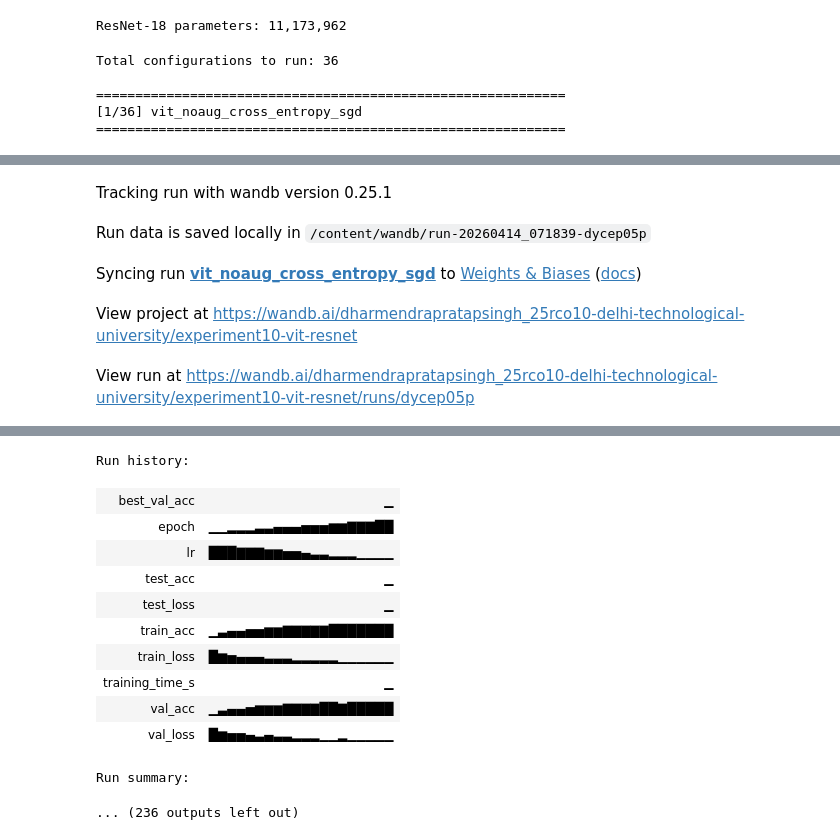
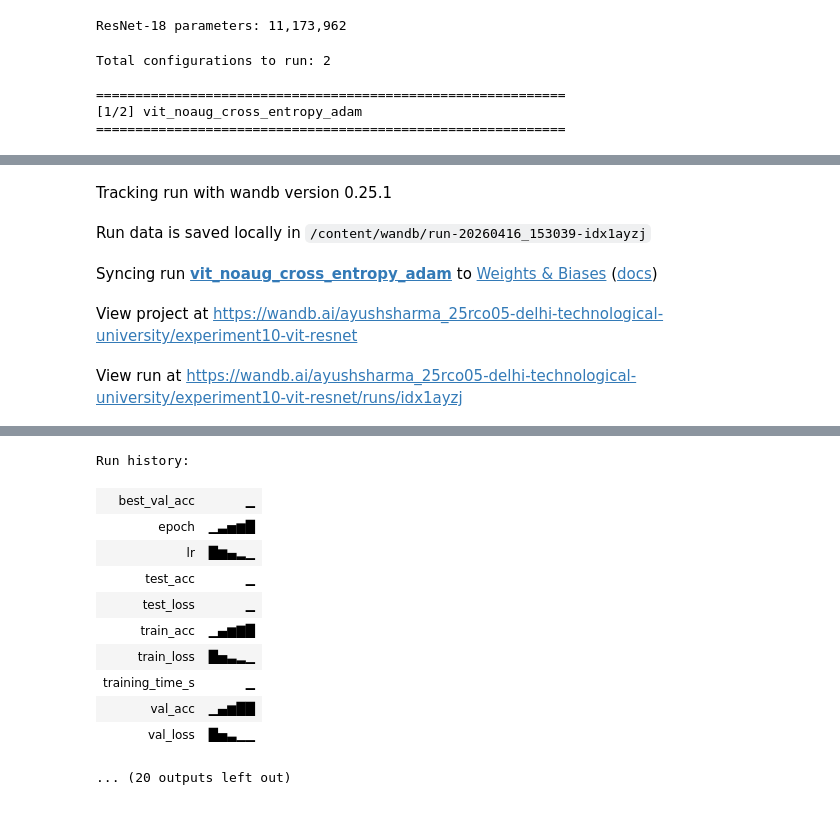
Before and after one commit to AyushSharma-IN/Deep-Learning-Lab, a Jupyter notebook: DL_Lab_Exp_10.ipynb, the cells around one changed output, grey strips where cells are left out. Cells and saved outputs as stored; diff of their text form; code cells hidden in the pictures.

```diff
--- a/DL_Lab_Exp_10.ipynb
+++ b/DL_Lab_Exp_10.ipynb
@@ -401,7 +413,7 @@ def train_model(model, train_loader, val_loader, criterion, optimizer,
 # Estimated time on Colab GPU: ~3–5 hours.
 # To do a quick test first, set QUICK_TEST = True below.
 
-QUICK_TEST = False   # Set True to run only 1 config per model for sanity check
+QUICK_TEST = True   # Set True to run only 1 config per model for sanity check
 
 NUM_EPOCHS      = 20
 BATCH_SIZE      = 128
@@ -503,8 +515,8 @@ for i, (model_name, augment, loss_name, opt_name) in enumerate(configs):
 
 print("\n\nAll experiments completed!")
 # %% [output]
-Total configurations to run: 36
+Total configurations to run: 2
 
 ============================================================
-[1/36] vit_noaug_cross_entropy_sgd
+[1/2] vit_noaug_cross_entropy_adam
 ============================================================
@@ -511,6 +524,6 @@ Total configurations to run: 36
 [interactive output not drawn]
 Tracking run with wandb version 0.25.1
-Run data is saved locally in /content/wandb/run-20260414_071839-dycep05p
+Run data is saved locally in /content/wandb/run-20260416_153039-idx1ayzj
-Syncing run vit_noaug_cross_entropy_sgd to Weights & Biases (docs)
+Syncing run vit_noaug_cross_entropy_adam to Weights & Biases (docs)
-View project at https://wandb.ai/dharmendrapratapsingh_25rco10-delhi-technological-university/experiment10-vit-resnet
+View project at https://wandb.ai/ayushsharma_25rco05-delhi-technological-university/experiment10-vit-resnet
-View run at https://wandb.ai/dharmendrapratapsingh_25rco10-delhi-technological-university/experiment10-vit-resnet/runs/dycep05p
+View run at https://wandb.ai/ayushsharma_25rco05-delhi-technological-university/experiment10-vit-resnet/runs/idx1ayzj
@@ -524,14 +534,13 @@ View run at https://wandb.ai/dharmendrapratapsingh_25rco10-delhi-technological-u
 [interactive output not drawn]
-Run history:
+Run history:
 | best_val_acc | ▁ |
-| epoch | ▁▁▂▂▂▃▃▄▄▄▅▅▅▆▆▇▇▇██ |
-| lr | ███▇▇▇▆▆▅▅▄▃▃▂▂▂▁▁▁▁ |
+| epoch | ▁▃▅▆█ |
+| lr | █▆▄▂▁ |
 | test_acc | ▁ |
 | test_loss | ▁ |
-| train_acc | ▁▃▄▄▅▅▆▆▇▇▇▇▇███████ |
-| train_loss | █▆▅▄▄▄▃▃▃▂▂▂▂▂▁▁▁▁▁▁ |
+| train_acc | ▁▄▆▇█ |
+| train_loss | █▅▃▂▁ |
 | training_time_s | ▁ |
-| val_acc | ▁▃▄▄▅▆▆▆▇▇▇▇██▇█████ |
-| val_loss | █▆▅▅▄▃▄▃▃▂▂▂▁▁▂▁▁▁▁▁ |
+| val_acc | ▁▄▆██ |
+| val_loss | █▅▃▁▁ |
-Run summary:
-... (236 outputs left out)
+... (20 outputs left out)
```
Also changed, not shown: parts of 5 cells of this notebook.
